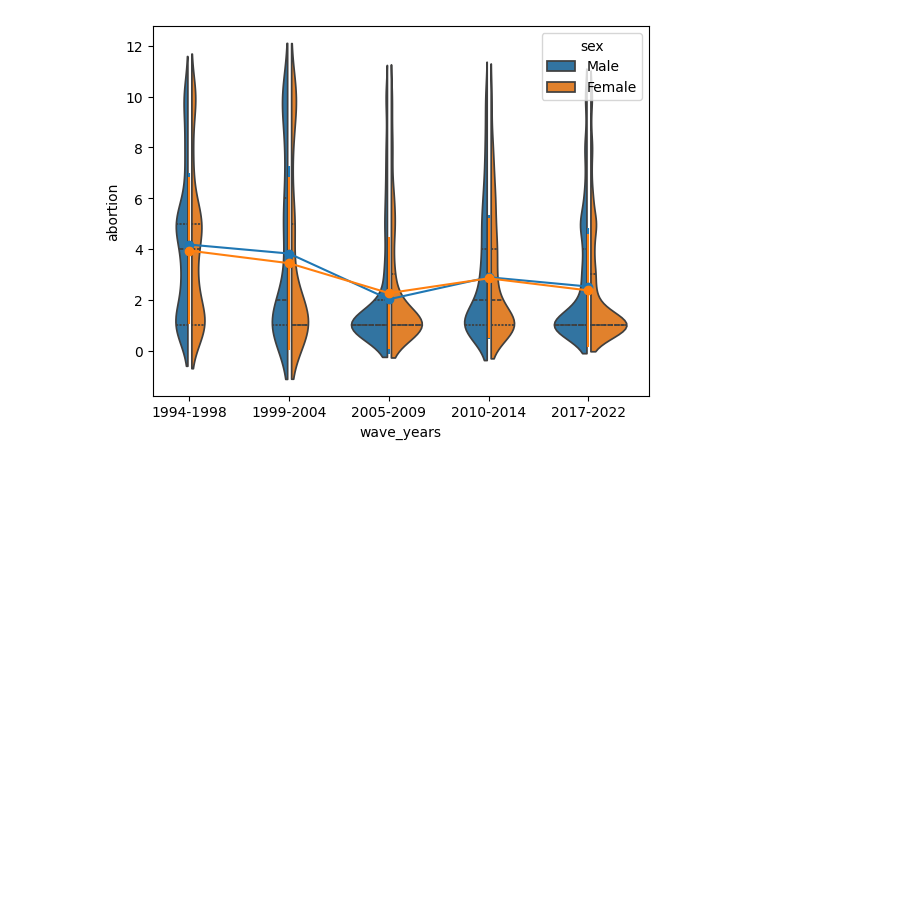
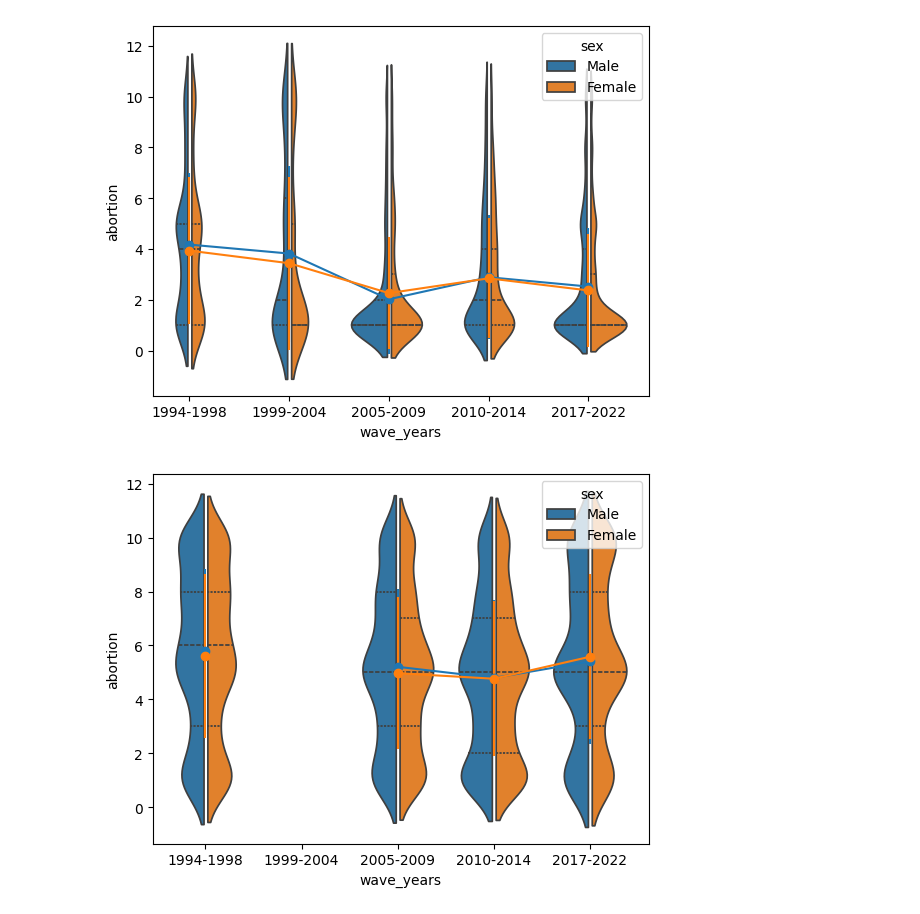
Before and after one commit to BeTheMaster/WorldGenderValues, a Jupyter notebook: src/02_visualize_distribution_sex.ipynb, the cells around one changed output. Cells and saved outputs as stored; diff of their text form; code cells hidden in the pictures; blank space fills up the shorter version.

```diff
--- a/src/02_visualize_distribution_sex.ipynb
+++ b/src/02_visualize_distribution_sex.ipynb
@@ -14,7 +14,7 @@ from scipy.stats import pearsonr, spearmanr, kendalltau
 import matplotlib.pyplot as plt
 import seaborn as sns
 #load data
-dfWVS = pd.read_csv('..//data//WVS_cleaned_10.csv')
+dfWVS = pd.read_csv('..//data//WVS_cleaned_all.csv')
 #define variables
 list3Countries=['Germany','China','Turkey']
 list5Countries=['Germany','China','Turkey','Nigeria','Peru']
@@ -77,2 +77,8 @@ plot_violine(country, question, False)
 # %% [output]
 [figure]
+# %%
+country='Germany'
+question='abortion'
+plot_violine(country, question, True)
+# %% [output]
+[figure, added]
```
Also changed, not shown: parts of 3 cells of this notebook, 6 other files.
